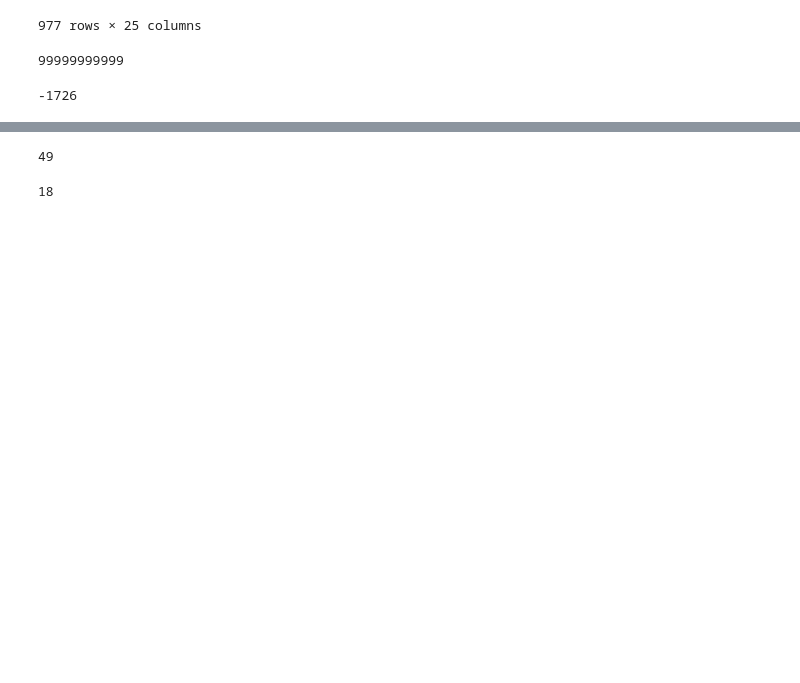
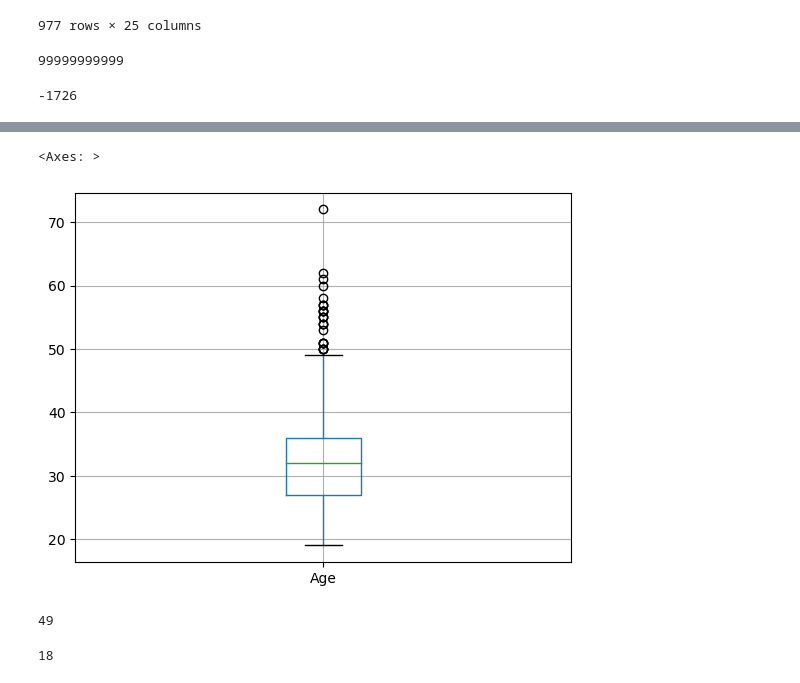
Before and after one commit to TiurinMikhail/DI-Bootcamp, a Jupyter notebook: Week4/Day5/Mini-Project 1/Mini_proj_code.ipynb, the cells around one changed output, grey strips where cells are left out. Cells and saved outputs as stored; diff of their text form; code cells hidden in the pictures; blank space fills up the shorter version.

```diff
--- a/Week4/Day5/Mini-Project 1/Mini_proj_code.ipynb
+++ b/Week4/Day5/Mini-Project 1/Mini_proj_code.ipynb
@@ -221,5 +226,10 @@ survey_data['Age'].min()
 # %%
-#survey_data = survey_data[(survey_data['Age'] > 18) & (survey_data['Age'] < 120)]
+survey_data = survey_data[(survey_data['Age'] > 18) & (survey_data['Age'] < 120)]
+# %%
+survey_data.boxplot('Age')
+# %% [output]
+<Axes: >
+[figure, added]
 # %%
 survey_data['Age'].max()
 # %% [output]
```
Also changed, not shown: parts of 1 cell of this notebook, 54 other files.
